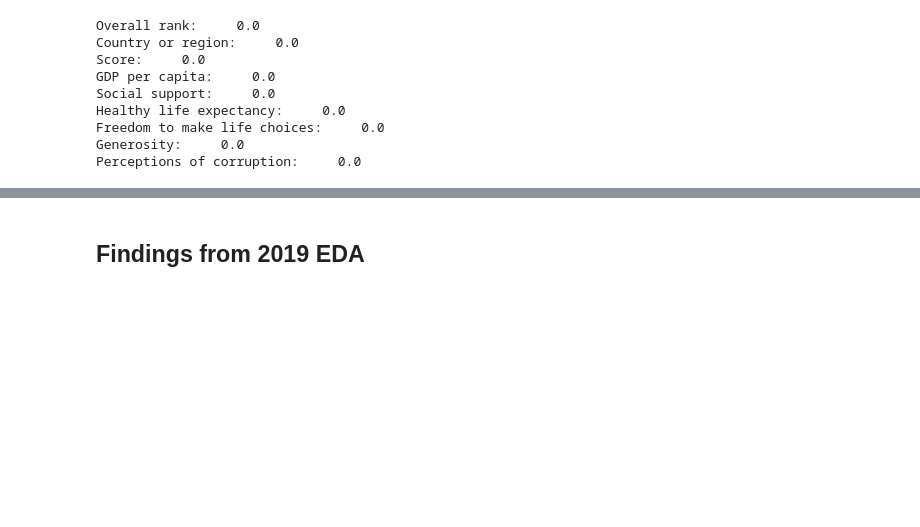
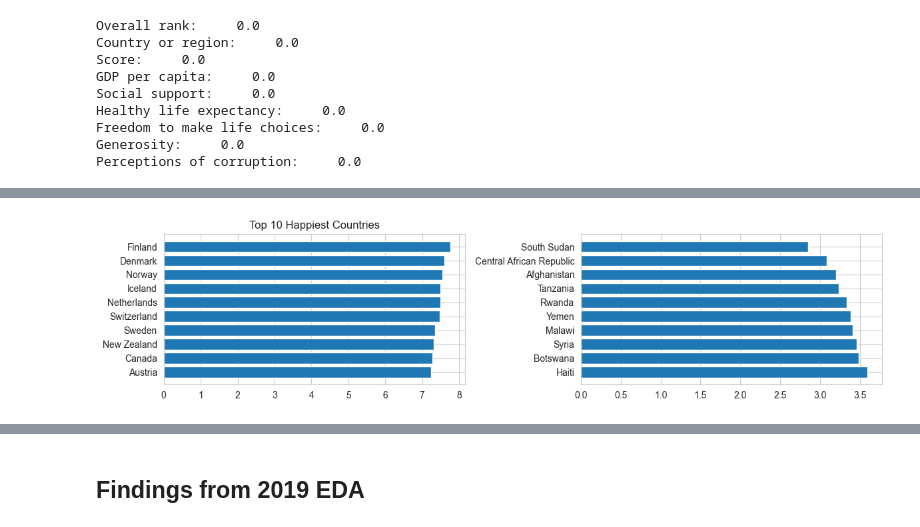
Before and after one commit to Fatemenamdar20/world-happiness-report, a Jupyter notebook: EDA_2019.ipynb, the cells around one changed output, grey strips where cells are left out. Saved outputs shown, nothing was run; the diff lists cells and outputs as text; code cells hidden in the pictures; blank space fills up the shorter version.

```diff
--- a/EDA_2019.ipynb
+++ b/EDA_2019.ipynb
@@ -67,3 +67,6 @@ Generosity:     0.0
 Perceptions of corruption:     0.0
 # %%
 df.columns = df.columns.str.lower()
+# %%
+top_10 = df.sort_values("score", ascending = False).head(10)
+top_10
@@ -69,0 +85,3 @@ df.columns = df.columns.str.lower()
+# %%
+bottom_10 = df.sort_values("score", ascending = True).head(10)
+bottom_10
@@ -69,0 +100,15 @@ df.columns = df.columns.str.lower()
+# %%
+plt.figure(figsize=(12,3))
+plt.subplot(121)
+plt.barh(top_10["country or region"], top_10["score"])
+plt.title("Top 10 Happiest Countries")
+plt.gca().invert_yaxis()
+
+plt.subplot(122)
+plt.barh(bottom_10["country or region"], bottom_10["score"])
+plt.gca().invert_yaxis()
+
+plt.tight_layout()
+plt.show()
+# %% [output]
+[figure, added]
```
Also changed, not shown: parts of 14 cells of this notebook, 1 other file.
